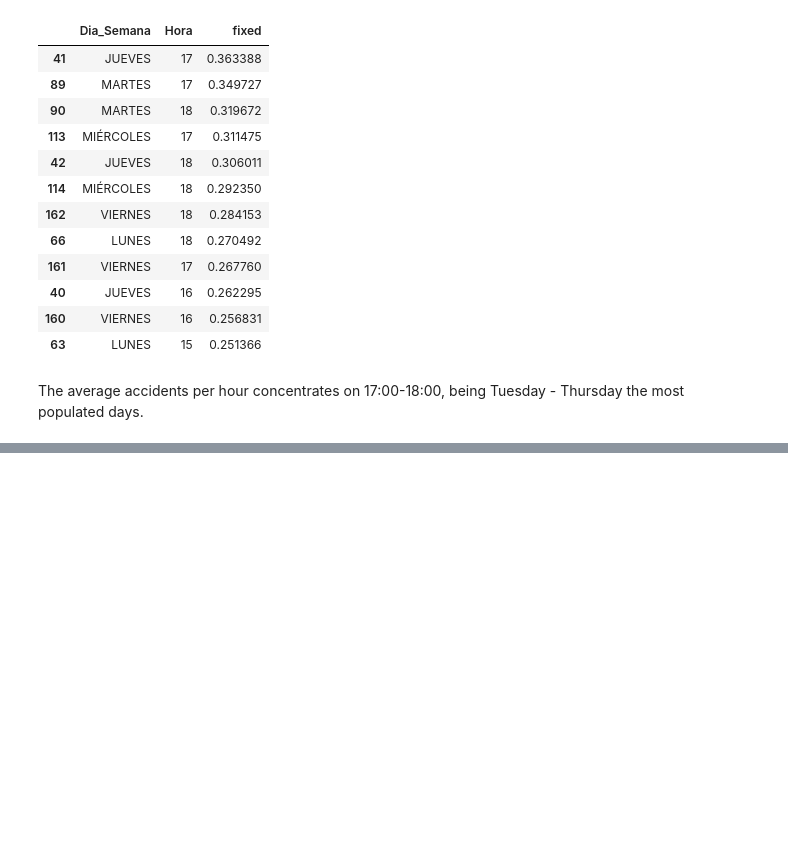
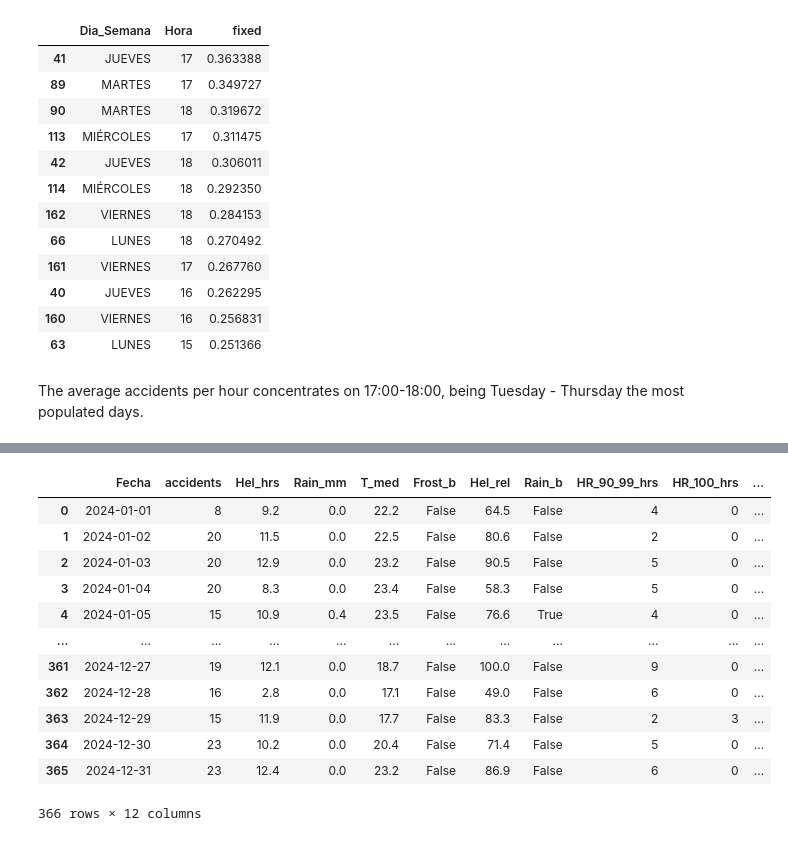
Before and after one commit to mdeleond/Portfolio, a Jupyter notebook: Projects/Montevideo Traffic accidents analysis/Siniestros_en_Montevideo_2024.ipynb, the cells around one changed output, grey strips where cells are left out. Drawn from its saved outputs; the diff is of its cells as text; code cells hidden in the pictures; blank space fills up the shorter version.

```diff
--- a/Projects/Montevideo Traffic accidents analysis/Siniestros_en_Montevideo_2024.ipynb
+++ b/Projects/Montevideo Traffic accidents analysis/Siniestros_en_Montevideo_2024.ipynb
@@ -548,0 +744,18 @@ The average accidents per hour concentrates on 17:00-18:00, being Tuesday - Thur
+# %%
+accidents_weather = pd.merge(accidents_day,weather,on='Fecha',how='right')
+accidents_weather['DoW'] = accidents_weather['Fecha'].dt.day_name()
+accidents_weather
+# %% [output]
+|  | Fecha | accidents | Hel_hrs | Rain_mm | T_med | Frost_b | Hel_rel | Rain_b | HR_90_99_hrs | HR_100_hrs | ... |
+| 0 | 2024-01-01 | 8 | 9.2 | 0.0 | 22.2 | False | 64.5 | False | 4 | 0 | ... |
+| 1 | 2024-01-02 | 20 | 11.5 | 0.0 | 22.5 | False | 80.6 | False | 2 | 0 | ... |
+| 2 | 2024-01-03 | 20 | 12.9 | 0.0 | 23.2 | False | 90.5 | False | 5 | 0 | ... |
+| 3 | 2024-01-04 | 20 | 8.3 | 0.0 | 23.4 | False | 58.3 | False | 5 | 0 | ... |
+| 4 | 2024-01-05 | 15 | 10.9 | 0.4 | 23.5 | False | 76.6 | True | 4 | 0 | ... |
+| ... | ... | ... | ... | ... | ... | ... | ... | ... | ... | ... | ... |
+| 361 | 2024-12-27 | 19 | 12.1 | 0.0 | 18.7 | False | 100.0 | False | 9 | 0 | ... |
+| 362 | 2024-12-28 | 16 | 2.8 | 0.0 | 17.1 | False | 49.0 | False | 6 | 0 | ... |
+| 363 | 2024-12-29 | 15 | 11.9 | 0.0 | 17.7 | False | 83.3 | False | 2 | 3 | ... |
+| 364 | 2024-12-30 | 23 | 10.2 | 0.0 | 20.4 | False | 71.4 | False | 5 | 0 | ... |
+| 365 | 2024-12-31 | 23 | 12.4 | 0.0 | 23.2 | False | 86.9 | False | 6 | 0 | ... |
+366 rows × 12 columns
```
Also changed, not shown: parts of 66 cells of this notebook.
